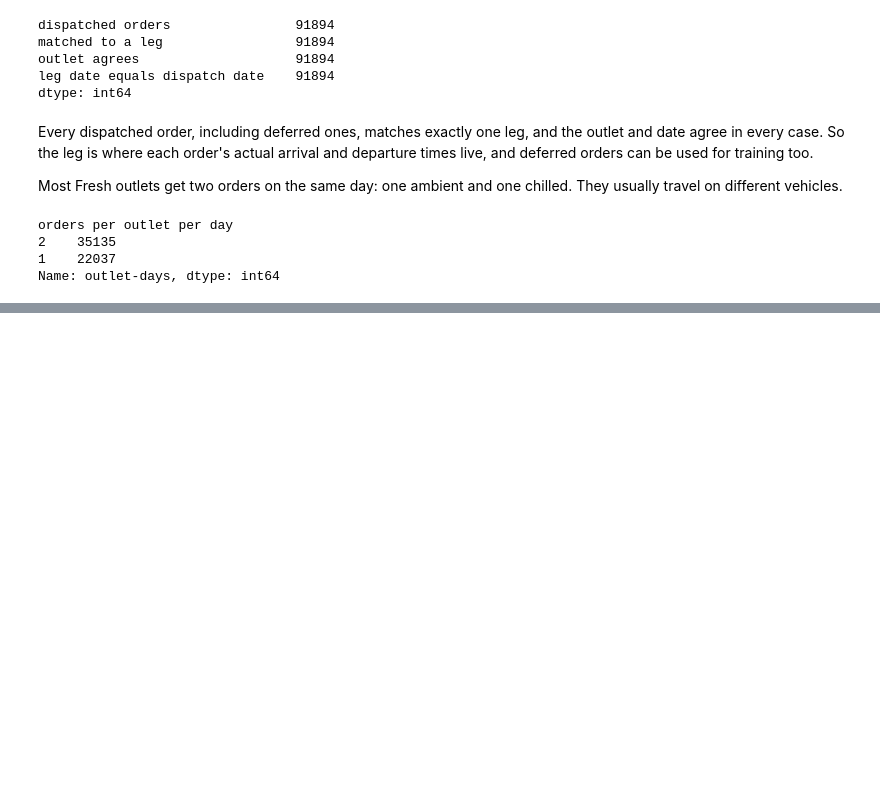
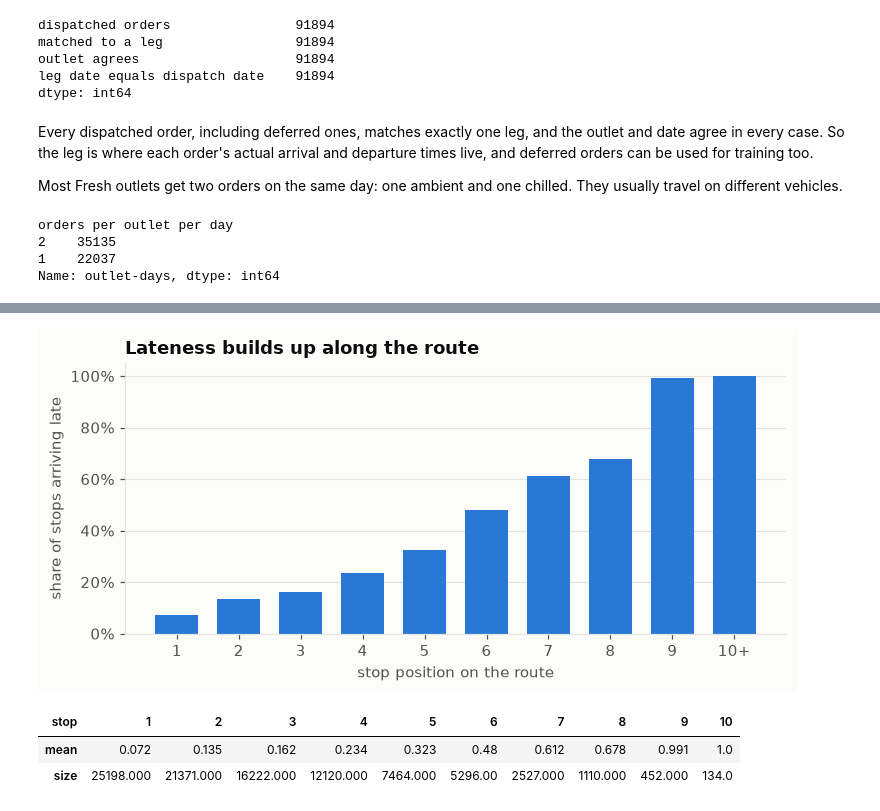
Before and after one commit to sameera-ekanayaka/Xora_Datathon, a Jupyter notebook: notebooks/01_data_understanding.ipynb, the cells around one changed output, grey strips where cells are left out. Cells and saved outputs as stored; diff of their text form; code cells hidden in the pictures; blank space fills up the shorter version.

Commit message:
Look at how lateness builds up along each route

```diff
--- a/notebooks/01_data_understanding.ipynb
+++ b/notebooks/01_data_understanding.ipynb
@@ -223,0 +228,14 @@ Name: outlet-days, dtype: int64
+# %%
+j = joined.copy()
+for col in ["planned_arrival_time", "arrival_time", "window_close_time", "planned_depart_time", "actual_depart_time"]:
+    j[col + "_min"] = hhmm_to_minutes(j[col])
+
+j["late"] = j.arrival_time_min > j.window_close_time_min
+j["arrival_vs_plan_min"] = j.arrival_time_min - j.planned_arrival_time_min
+
+pd.Series({
+    "late rate": j.late.mean().round(3),
+    "median minutes later than planned": j.arrival_vs_plan_min.median(),
+    "mean minutes later than planned": j.arrival_vs_plan_min.mean().round(1),
+    "Fresh arriving after 08:00": (j.loc[j.brand == "Fresh", "arrival_time_min"] > 480).mean().round(3),
+})
@@ -223,0 +256,18 @@ Name: outlet-days, dtype: int64
+# %%
+by_stop = j.assign(stop=(j.seq + 1).clip(upper=10)).groupby("stop").late.agg(["mean", "size"])
+
+fig, ax = plt.subplots(figsize=(7, 3.4))
+ax.bar(by_stop.index, by_stop["mean"], color=SERIES[0], width=0.7)
+ax.set_xticks(by_stop.index, [str(i) if i < 10 else "10+" for i in by_stop.index])
+ax.set_xlabel("stop position on the route")
+ax.set_ylabel("share of stops arriving late")
+ax.set_title("Lateness builds up along the route")
+ax.yaxis.set_major_formatter(plt.FuncFormatter(lambda v, _: f"{v:.0%}"))
+plt.tight_layout()
+plt.show()
+by_stop.round(3).T
+# %% [output]
+[figure, added]
+| stop | 1 | 2 | 3 | 4 | 5 | 6 | 7 | 8 | 9 | 10 |
+| mean | 0.072 | 0.135 | 0.162 | 0.234 | 0.323 | 0.48 | 0.612 | 0.678 | 0.991 | 1.0 |
+| size | 25198.000 | 21371.000 | 16222.000 | 12120.000 | 7464.000 | 5296.00 | 2527.000 | 1110.000 | 452.000 | 134.0 |
```
Also changed, not shown: parts of 8 cells of this notebook.
